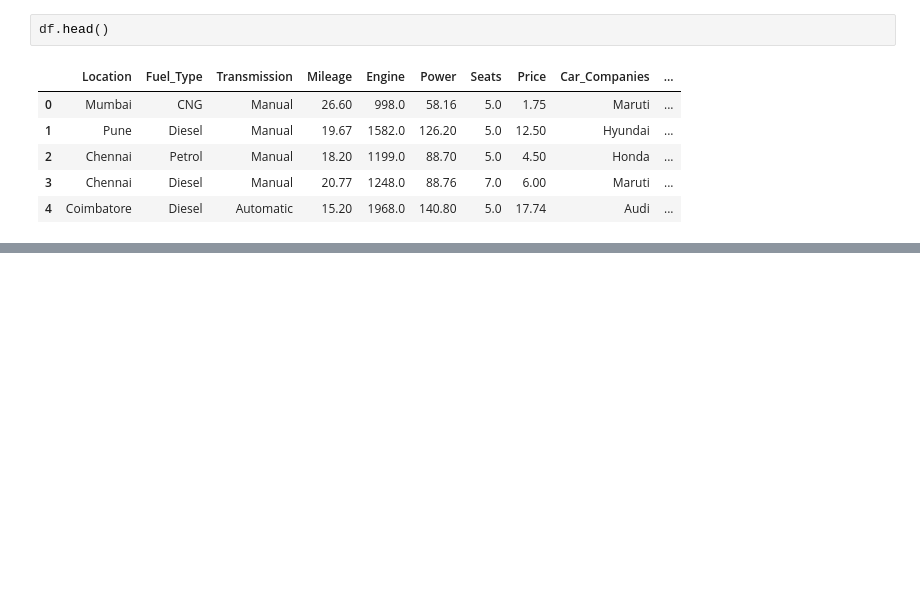
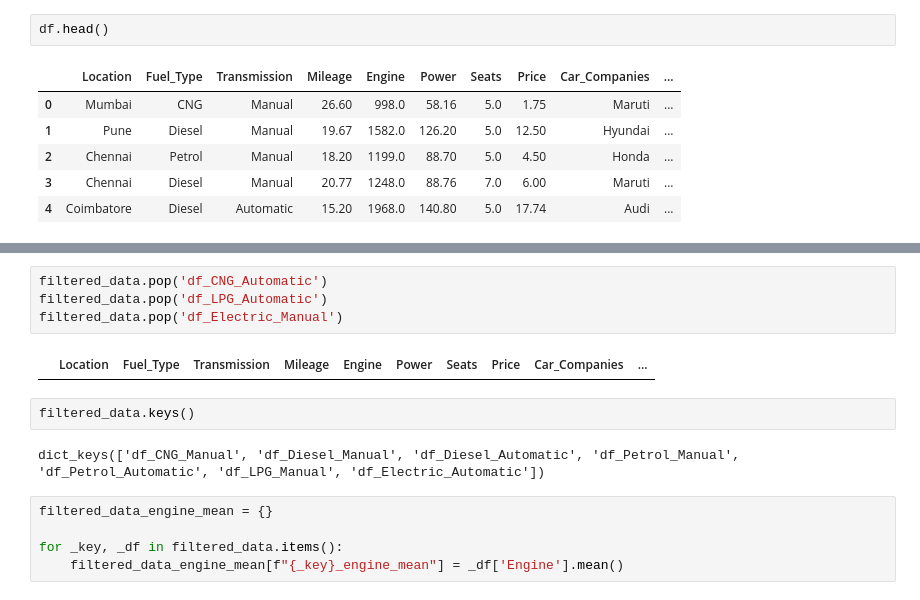
Before and after one commit to swaksh-war/G29-Python, a Jupyter notebook: carpricetraining.ipynb, the cells around one changed output, grey strips where cells are left out. Drawn from its saved outputs; the diff is of its cells as text; blank space fills up the shorter version.

```diff
--- a/carpricetraining.ipynb
+++ b/carpricetraining.ipynb
@@ -185,0 +229,15 @@ df.head()
+# %%
+filtered_data.pop('df_CNG_Automatic')
+filtered_data.pop('df_LPG_Automatic')
+filtered_data.pop('df_Electric_Manual')
+# %% [output]
+|  | Location | Fuel_Type | Transmission | Mileage | Engine | Power | Seats | Price | Car_Companies | ... |
+# %%
+filtered_data.keys()
+# %% [output]
+dict_keys(['df_CNG_Manual', 'df_Diesel_Manual', 'df_Diesel_Automatic', 'df_Petrol_Manual', 'df_Petrol_Automatic', 'df_LPG_Manual', 'df_Electric_Automatic'])
+# %%
+filtered_data_engine_mean = {}
+
+for _key, _df in filtered_data.items():
+    filtered_data_engine_mean[f"{_key}_engine_mean"] = _df['Engine'].mean()
```
Also changed, not shown: parts of 15 cells of this notebook.
